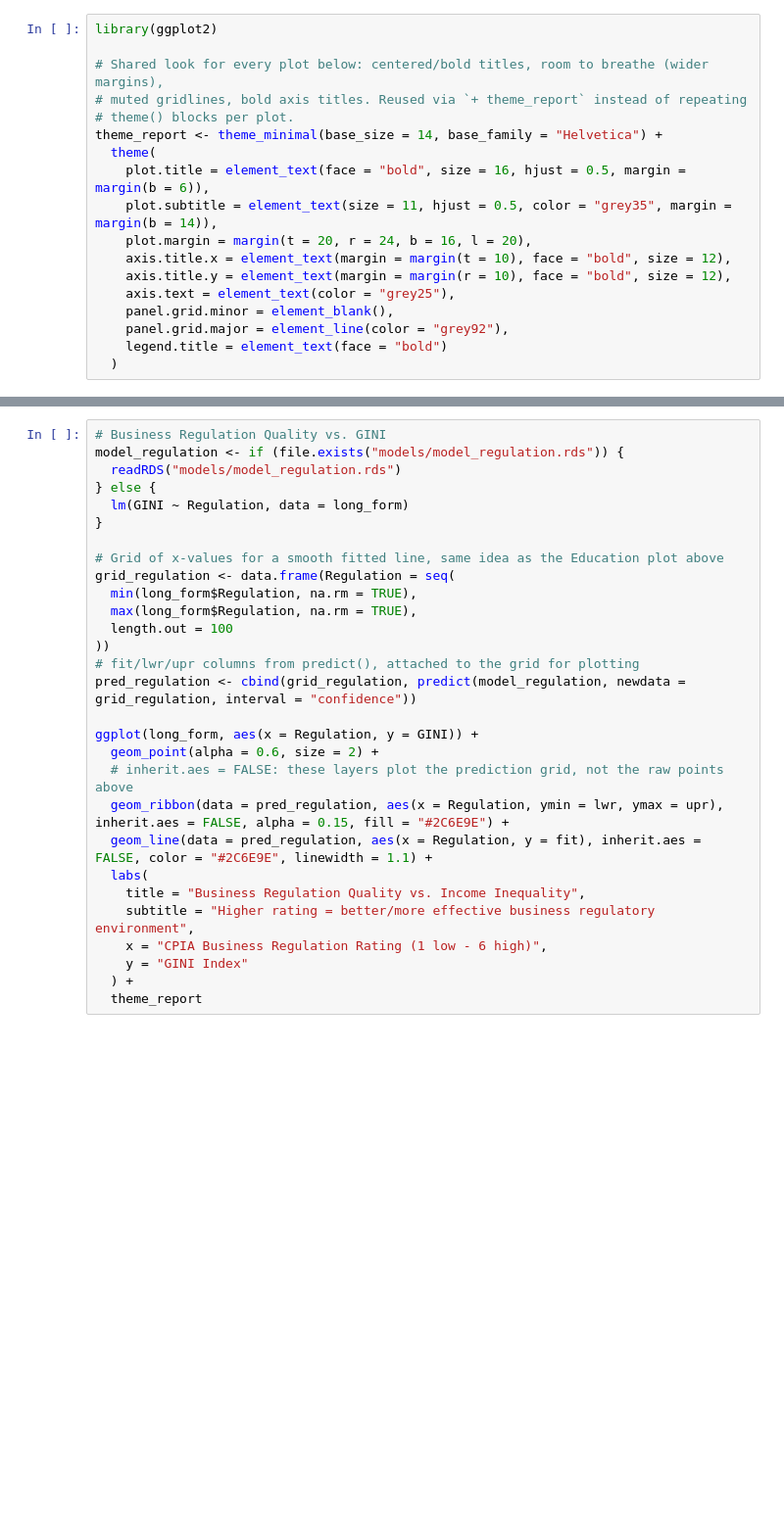
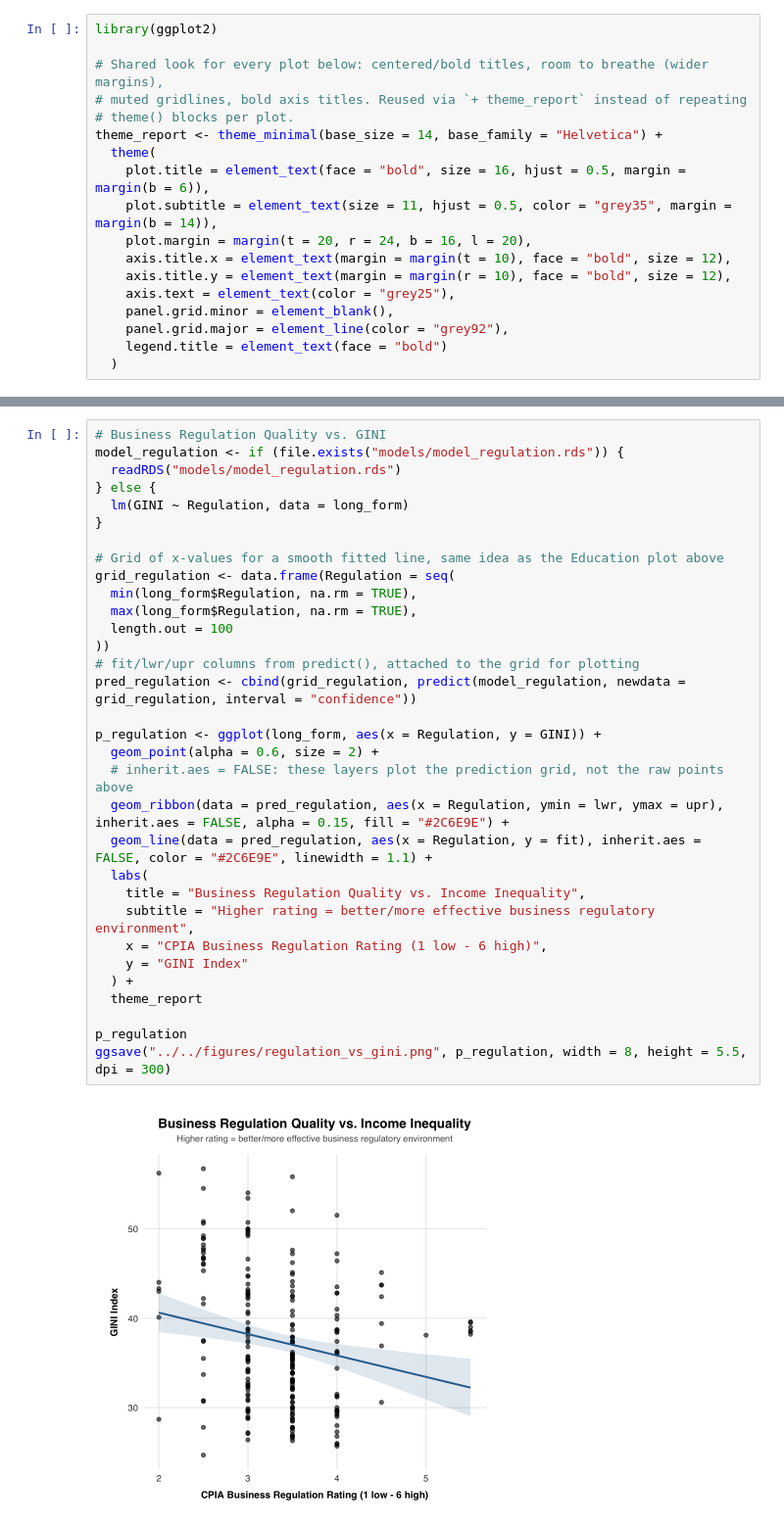
Before and after one commit to agrawalarya523-code/governance-inequality-analysis, a Jupyter notebook: notebooks/plot-generation.ipynb, the cells around one changed output, grey strips where cells are left out. Shown at 98% size. Cells and saved outputs as stored; diff of their text form; blank space fills up the shorter version.

```diff
--- a/notebooks/plot-generation.ipynb
+++ b/notebooks/plot-generation.ipynb
@@ -92,32 +105,37 @@ ggplot(long_form, aes(x = Corruption, y = GINI)) +
 # %%
 # Business Regulation Quality vs. GINI
 model_regulation <- if (file.exists("models/model_regulation.rds")) {
   readRDS("models/model_regulation.rds")
 } else {
   lm(GINI ~ Regulation, data = long_form)
 }
 
 # Grid of x-values for a smooth fitted line, same idea as the Education plot above
 grid_regulation <- data.frame(Regulation = seq(
   min(long_form$Regulation, na.rm = TRUE),
   max(long_form$Regulation, na.rm = TRUE),
   length.out = 100
 ))
 # fit/lwr/upr columns from predict(), attached to the grid for plotting
 pred_regulation <- cbind(grid_regulation, predict(model_regulation, newdata = grid_regulation, interval = "confidence"))
 
-ggplot(long_form, aes(x = Regulation, y = GINI)) +
+p_regulation <- ggplot(long_form, aes(x = Regulation, y = GINI)) +
   geom_point(alpha = 0.6, size = 2) +
   # inherit.aes = FALSE: these layers plot the prediction grid, not the raw points above
   geom_ribbon(data = pred_regulation, aes(x = Regulation, ymin = lwr, ymax = upr), inherit.aes = FALSE, alpha = 0.15, fill = "#2C6E9E") +
   geom_line(data = pred_regulation, aes(x = Regulation, y = fit), inherit.aes = FALSE, color = "#2C6E9E", linewidth = 1.1) +
   labs(
     title = "Business Regulation Quality vs. Income Inequality",
     subtitle = "Higher rating = better/more effective business regulatory environment",
     x = "CPIA Business Regulation Rating (1 low - 6 high)",
     y = "GINI Index"
   ) +
   theme_report
+
+p_regulation
+ggsave("../../figures/regulation_vs_gini.png", p_regulation, width = 8, height = 5.5, dpi = 300)
+# %% [output]
+[figure, added]
 # %%
 # Correlation heatmap: all 4 vars used against GINI
 vars_used <- c("GINI", "Education_Spend", "Corruption", "Regulation")
```
Also changed, not shown: parts of 4 cells of this notebook, 6 other files.
